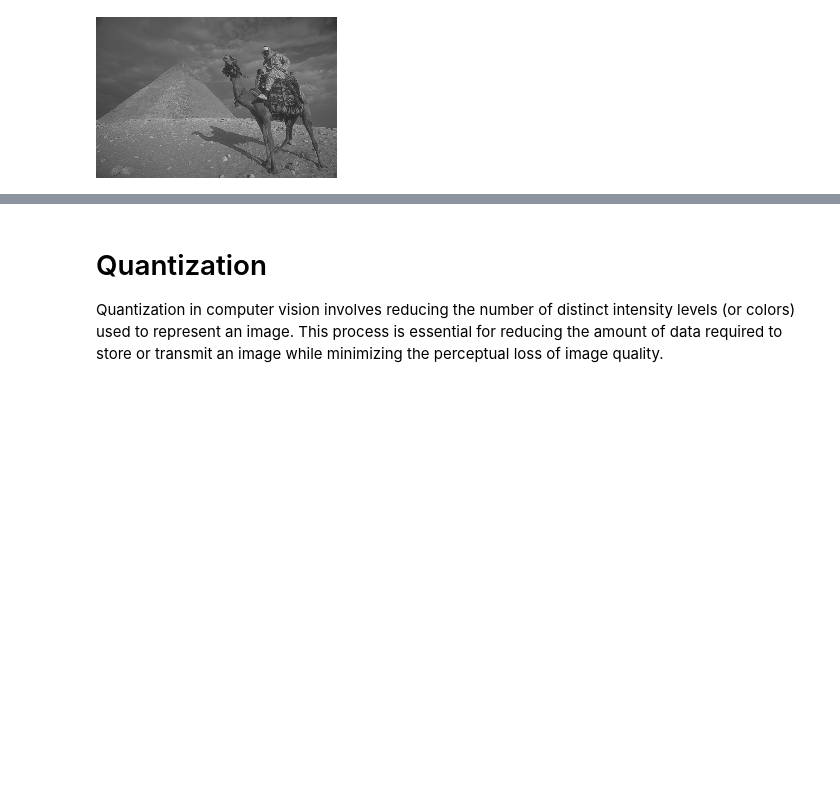
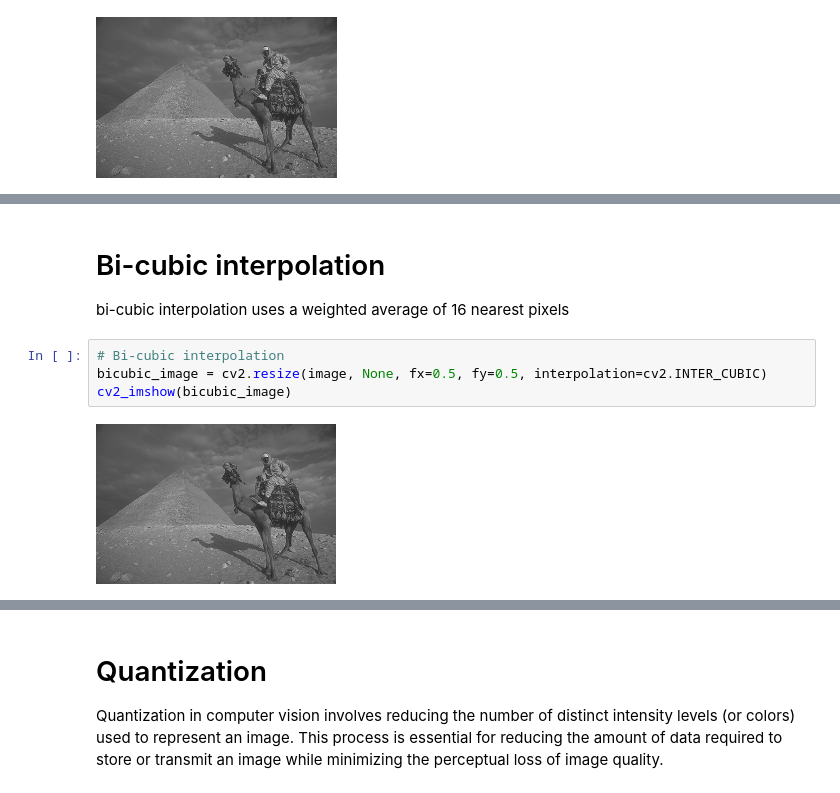
Before and after one commit to Aleena24/Computer-Vision, a Jupyter notebook: extra3_sampling_and_quantization_techniques.ipynb, the cells around one changed output, grey strips where cells are left out. Drawn from its saved outputs; the diff is of its cells as text; blank space fills up the shorter version.

```diff
--- a/extra3_sampling_and_quantization_techniques.ipynb
+++ b/extra3_sampling_and_quantization_techniques.ipynb
@@ -28,0 +42,9 @@ cv2_imshow(sampled_image)
+# %% [markdown]
+# Bi-cubic interpolation
+bi-cubic interpolation uses a weighted average of 16 nearest pixels
+# %%
+# Bi-cubic interpolation
+bicubic_image = cv2.resize(image, None, fx=0.5, fy=0.5, interpolation=cv2.INTER_CUBIC)
+cv2_imshow(bicubic_image)
+# %% [output]
+[figure, added]
```
Also changed, not shown: parts of 8 cells of this notebook.
